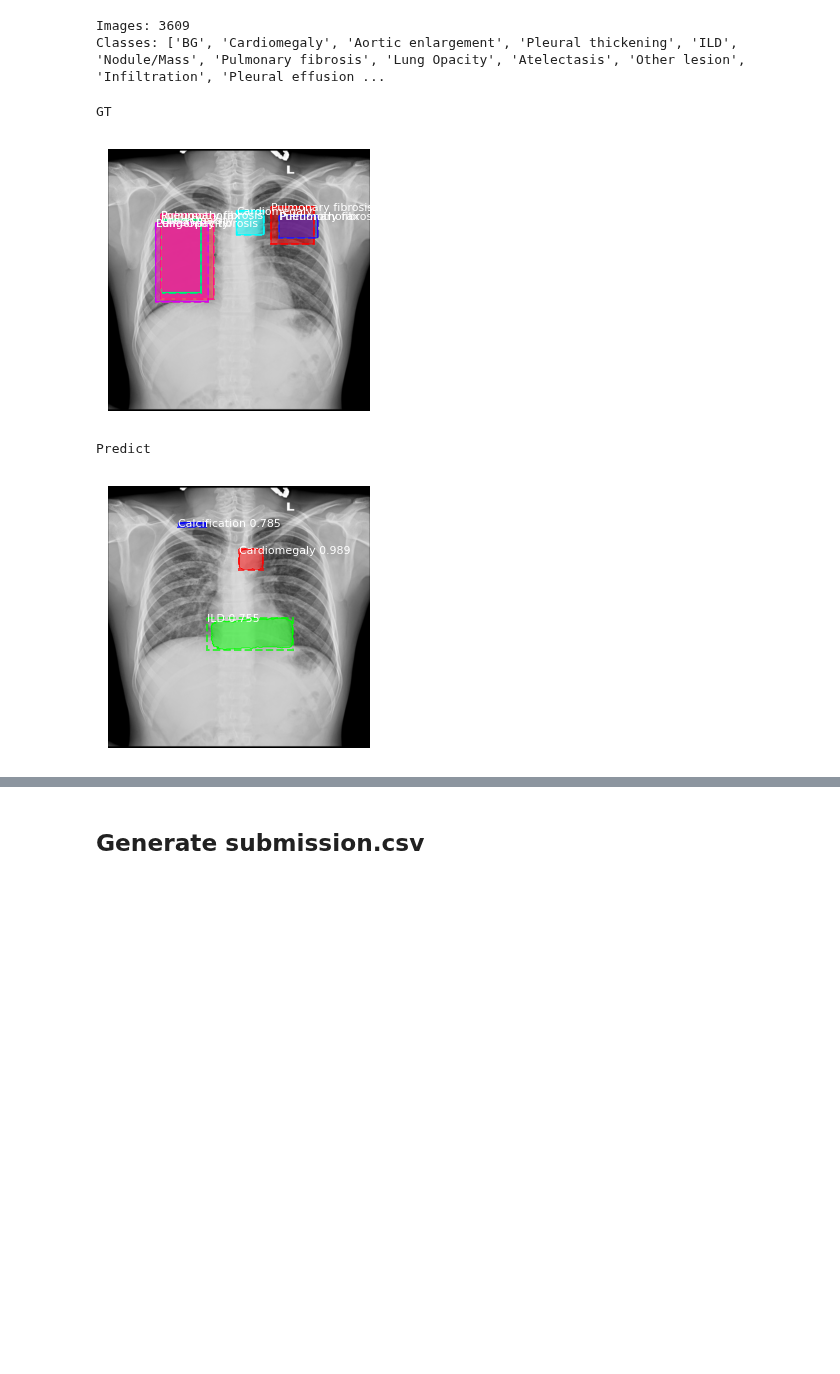
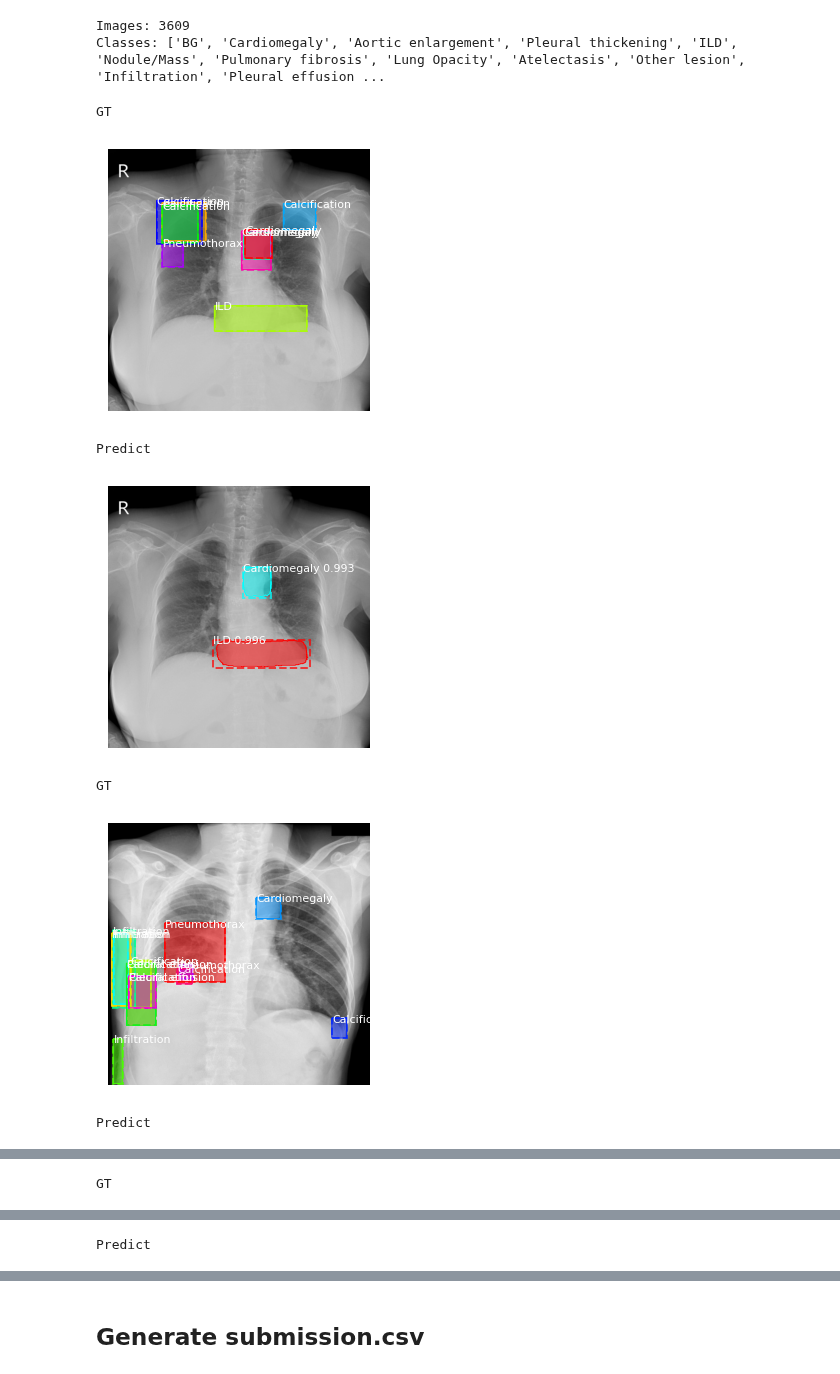
Before and after one commit to daitranskku/chest_x_ray_abnormalities_detection, a Jupyter notebook: MaskRCNN_implementation/model_evaluation.ipynb, the cells around one changed output, grey strips where cells are left out. Drawn from its saved outputs; the diff is of its cells as text; code cells hidden in the pictures; blank space fills up the shorter version.

```diff
--- a/MaskRCNN_implementation/model_evaluation.ipynb
+++ b/MaskRCNN_implementation/model_evaluation.ipynb
@@ -226,10 +226,13 @@ def display_test_result(dataset):
     visualize.display_instances(original_image, r['rois'], r['masks'], r['class_ids'],
                                 dataset.class_names, r['scores'], figsize=(5, 5))
 # %%
-for _ in range(1):
+for _ in range(3):
     display_test_result(dataset = train_dataset)
 # %% [output]
 GT
-[figure, old version]
+[figure, new version]
 Predict
-[figure, old version]
+[figure, new version]
+GT
+[figure, added]
+Predict
@@ -235,0 +240 @@ Predict
+GT
@@ -235,0 +242 @@ Predict
+Predict
```
Also changed, not shown: parts of 2 cells of this notebook.
